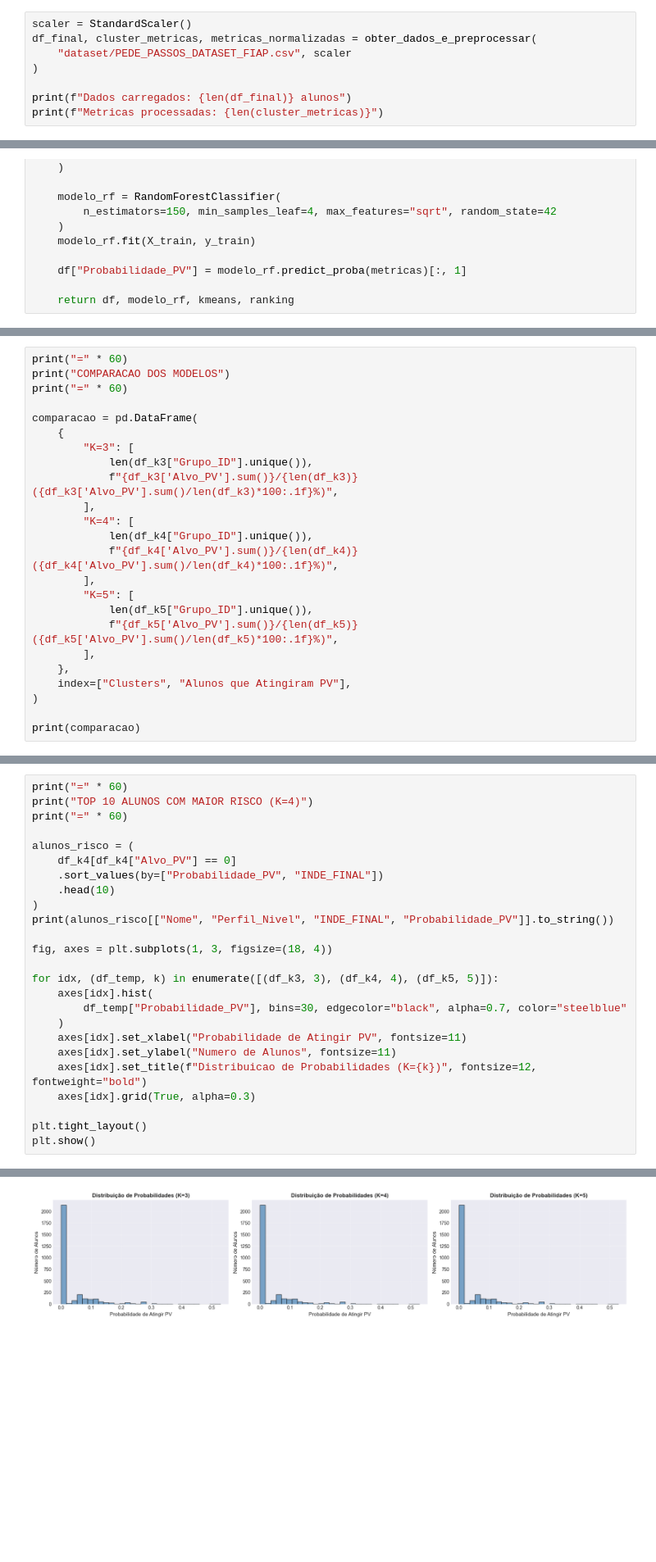
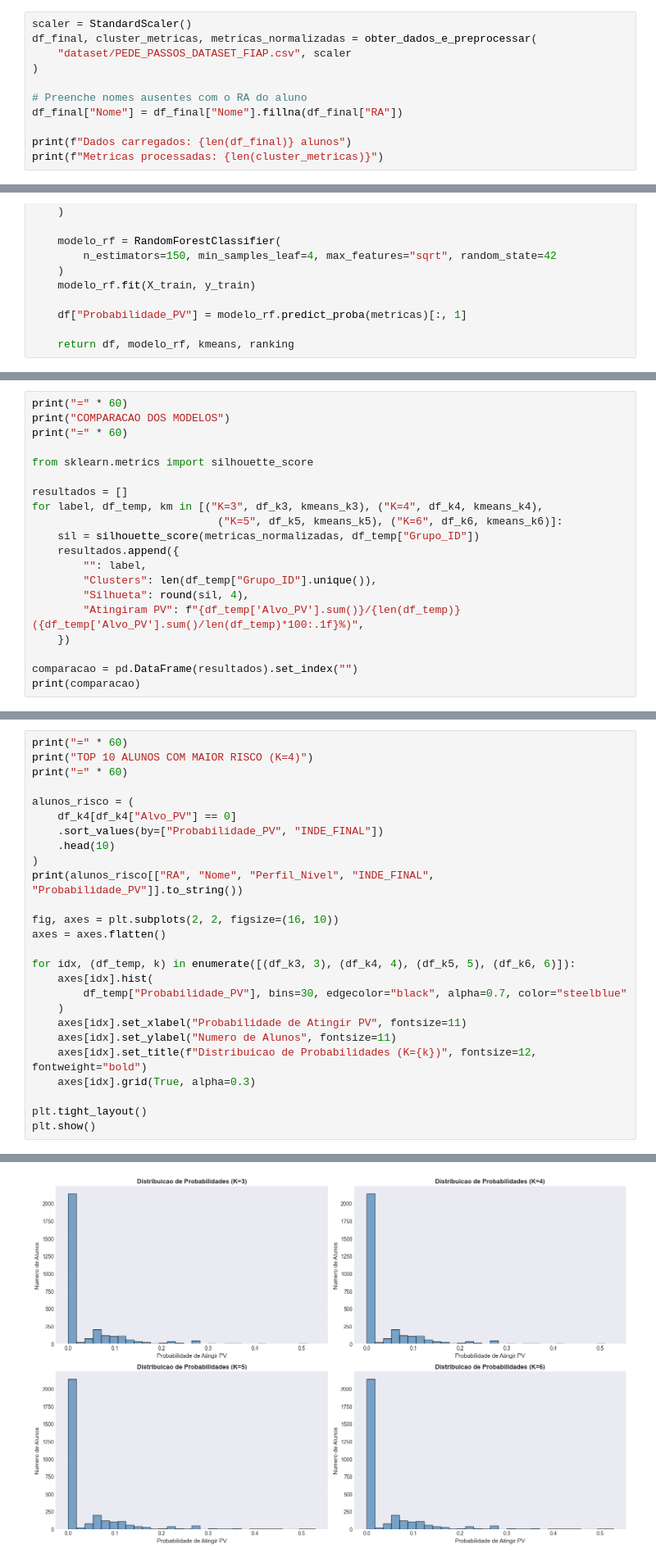
Before and after one commit to MathSpookyz/MLET-5---DATATHON, a Jupyter notebook: notebook_modelo.ipynb, the cells around one changed output, grey strips where cells are left out. Shown at 82% size. Saved outputs shown, nothing was run; the diff lists cells and outputs as text; blank space fills up the shorter version.

```diff
--- a/notebook_modelo.ipynb
+++ b/notebook_modelo.ipynb
@@ -25,6 +31,9 @@ df_final, cluster_metricas, metricas_normalizadas = obter_dados_e_preprocessar(
     "dataset/PEDE_PASSOS_DATASET_FIAP.csv", scaler
 )
 
+# Preenche nomes ausentes com o RA do aluno
+df_final["Nome"] = df_final["Nome"].fillna(df_final["RA"])
+
 print(f"Dados carregados: {len(df_final)} alunos")
 print(f"Metricas processadas: {len(cluster_metricas)}")
 # %% [output]
@@ -280,24 +351,20 @@ print("=" * 60)
 print("COMPARACAO DOS MODELOS")
 print("=" * 60)
 
-comparacao = pd.DataFrame(
-    {
-        "K=3": [
-            len(df_k3["Grupo_ID"].unique()),
-            f"{df_k3['Alvo_PV'].sum()}/{len(df_k3)} ({df_k3['Alvo_PV'].sum()/len(df_k3)*100:.1f}%)",
-        ],
-        "K=4": [
-            len(df_k4["Grupo_ID"].unique()),
-            f"{df_k4['Alvo_PV'].sum()}/{len(df_k4)} ({df_k4['Alvo_PV'].sum()/len(df_k4)*100:.1f}%)",
-        ],
-        "K=5": [
-            len(df_k5["Grupo_ID"].unique()),
-            f"{df_k5['Alvo_PV'].sum()}/{len(df_k5)} ({df_k5['Alvo_PV'].sum()/len(df_k5)*100:.1f}%)",
-        ],
-    },
-    index=["Clusters", "Alunos que Atingiram PV"],
-)
+from sklearn.metrics import silhouette_score
 
+resultados = []
+for label, df_temp, km in [("K=3", df_k3, kmeans_k3), ("K=4", df_k4, kmeans_k4),
+                             ("K=5", df_k5, kmeans_k5), ("K=6", df_k6, kmeans_k6)]:
+    sil = silhouette_score(metricas_normalizadas, df_temp["Grupo_ID"])
+    resultados.append({
+        "": label,
+        "Clusters": len(df_temp["Grupo_ID"].unique()),
+        "Silhueta": round(sil, 4),
+        "Atingiram PV": f"{df_temp['Alvo_PV'].sum()}/{len(df_temp)} ({df_temp['Alvo_PV'].sum()/len(df_temp)*100:.1f}%)",
+    })
+
+comparacao = pd.DataFrame(resultados).set_index("")
 print(comparacao)
 # %% [output]
 ============================================================
@@ -316,11 +388,12 @@ alunos_risco = (
     .sort_values(by=["Probabilidade_PV", "INDE_FINAL"])
     .head(10)
 )
-print(alunos_risco[["Nome", "Perfil_Nivel", "INDE_FINAL", "Probabilidade_PV"]].to_string())
+print(alunos_risco[["RA", "Nome", "Perfil_Nivel", "INDE_FINAL", "Probabilidade_PV"]].to_string())
 
-fig, axes = plt.subplots(1, 3, figsize=(18, 4))
+fig, axes = plt.subplots(2, 2, figsize=(16, 10))
+axes = axes.flatten()
 
-for idx, (df_temp, k) in enumerate([(df_k3, 3), (df_k4, 4), (df_k5, 5)]):
+for idx, (df_temp, k) in enumerate([(df_k3, 3), (df_k4, 4), (df_k5, 5), (df_k6, 6)]):
     axes[idx].hist(
         df_temp["Probabilidade_PV"], bins=30, edgecolor="black", alpha=0.7, color="steelblue"
     )
@@ -349 +422 @@ TOP 10 ALUNOS COM MAIOR RISCO (K=4)
-[figure, old version]
+[figure, new version]
```
Also changed, not shown: parts of 21 cells of this notebook, 3 other files.
